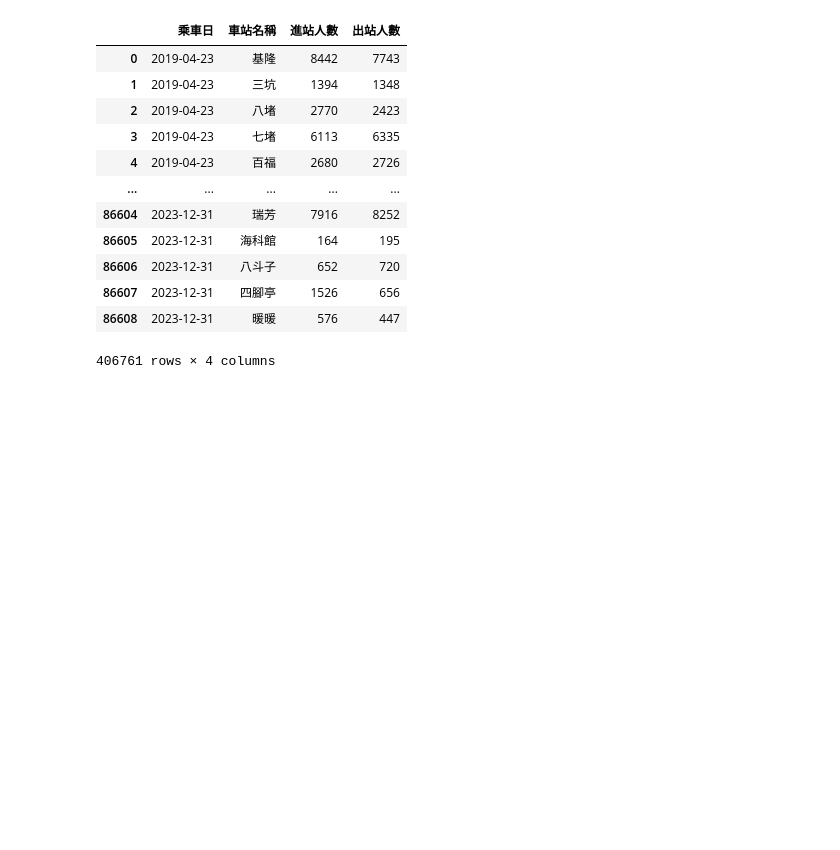
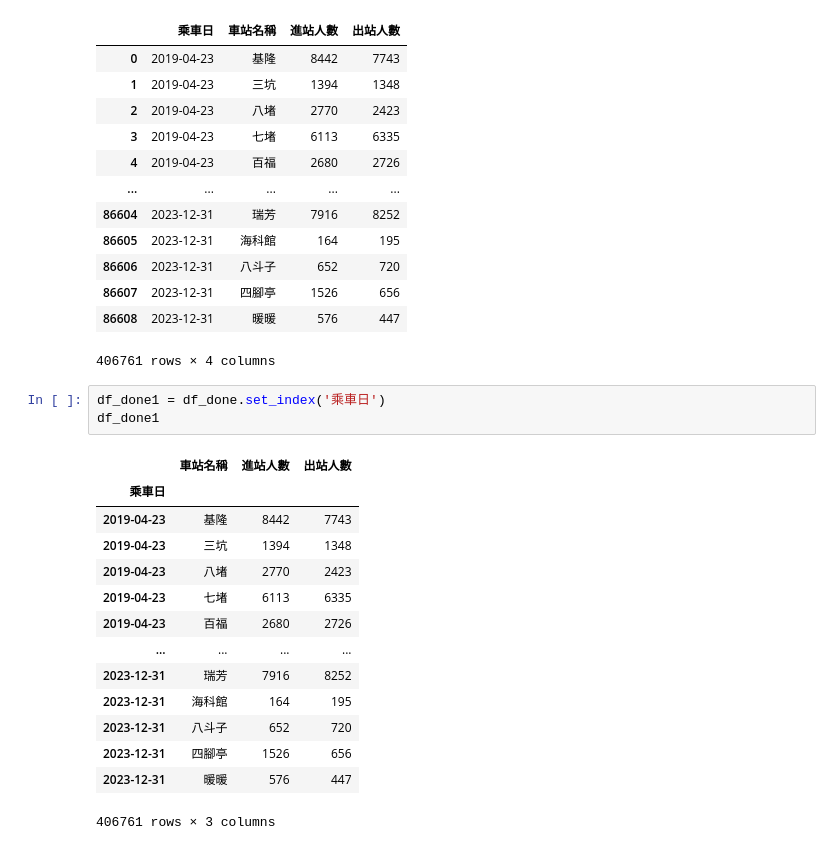
Before and after one commit to Oscar-Lee-20211298/__2024_07_29_AI_1_3_, a Jupyter notebook: lesson19.ipynb, the cells around one changed output. Drawn from its saved outputs; the diff is of its cells as text; blank space fills up the shorter version.

```diff
--- a/lesson19.ipynb
+++ b/lesson19.ipynb
@@ -454,3 +454,21 @@ df_done
 | 86607 | 2023-12-31 | 四腳亭 | 1526 | 656 |
 | 86608 | 2023-12-31 | 暖暖 | 576 | 447 |
 406761 rows × 4 columns
+# %%
+df_done1 = df_done.set_index('乘車日')
+df_done1
+# %% [output]
+|  | 車站名稱 | 進站人數 | 出站人數 |
+| 乘車日 |  |  |  |
+| 2019-04-23 | 基隆 | 8442 | 7743 |
+| 2019-04-23 | 三坑 | 1394 | 1348 |
+| 2019-04-23 | 八堵 | 2770 | 2423 |
+| 2019-04-23 | 七堵 | 6113 | 6335 |
+| 2019-04-23 | 百福 | 2680 | 2726 |
+| ... | ... | ... | ... |
+| 2023-12-31 | 瑞芳 | 7916 | 8252 |
+| 2023-12-31 | 海科館 | 164 | 195 |
+| 2023-12-31 | 八斗子 | 652 | 720 |
+| 2023-12-31 | 四腳亭 | 1526 | 656 |
+| 2023-12-31 | 暖暖 | 576 | 447 |
+406761 rows × 3 columns
```
Also changed, not shown: 1 other file.
